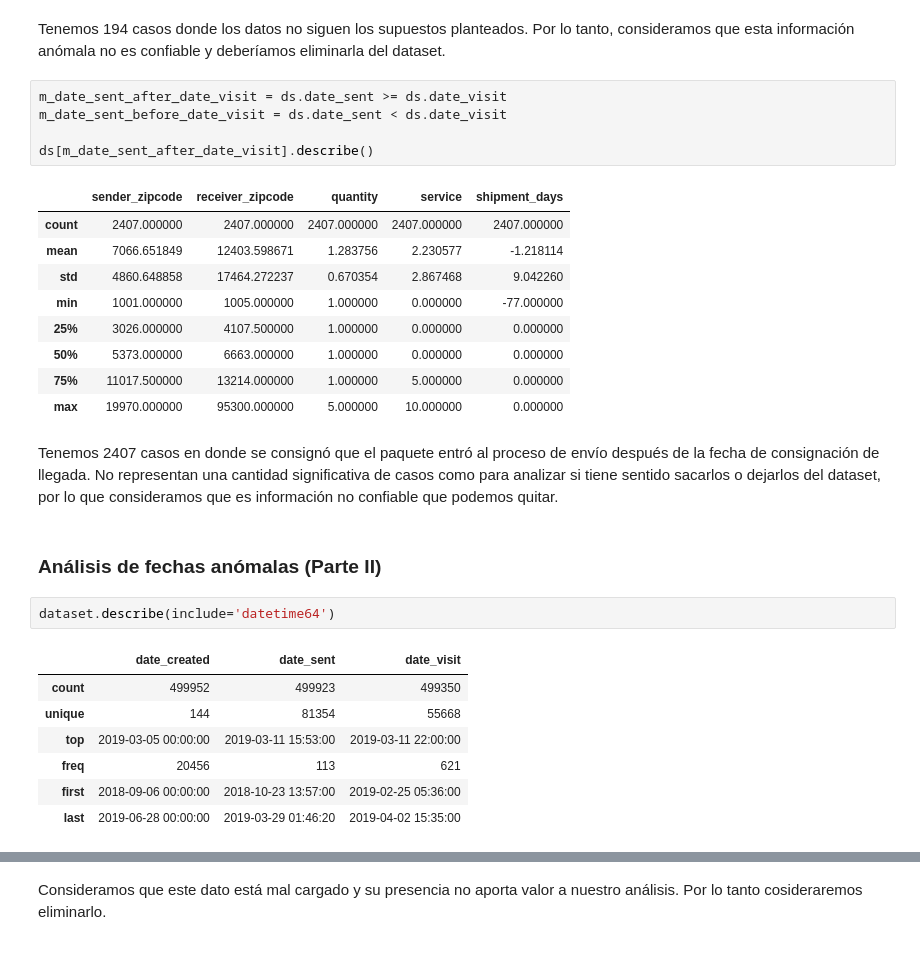
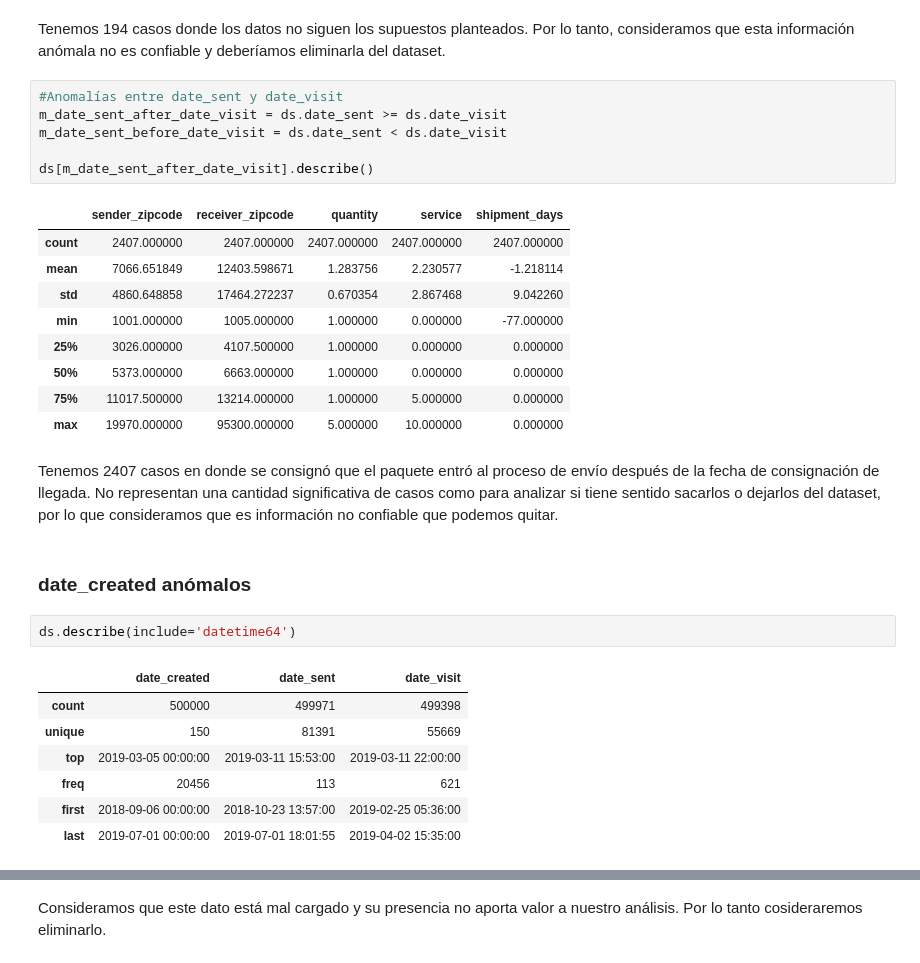
Before and after one commit to NSalina/diplodatos_2019, a Jupyter notebook: mentoria_envios/Practico2_AyC_Mentoria_cuando_llega.ipynb, the cells around one changed output, grey strips where cells are left out. Saved outputs shown, nothing was run; the diff lists cells and outputs as text.

```diff
--- a/mentoria_envios/Practico2_AyC_Mentoria_cuando_llega.ipynb
+++ b/mentoria_envios/Practico2_AyC_Mentoria_cuando_llega.ipynb
@@ -368,6 +341,7 @@ ds[m_date_created_invalid].describe()
 # %% [markdown]
 Tenemos 194 casos donde los datos no siguen los supuestos planteados. Por lo tanto, consideramos que esta información anómala no es confiable y deberíamos eliminarla del dataset.
 # %%
+#Anomalías entre date_sent y date_visit
 m_date_sent_after_date_visit = ds.date_sent >= ds.date_visit
 m_date_sent_before_date_visit = ds.date_sent < ds.date_visit
 
@@ -384,18 +358,18 @@ ds[m_date_sent_after_date_visit].describe()
 | max | 19970.000000 | 95300.000000 | 5.000000 | 10.000000 | 0.000000 |
 # %% [markdown]
 Tenemos 2407 casos en donde se consignó que el paquete entró al proceso de envío después de la fecha de consignación de llegada. No representan una cantidad significativa de casos como para analizar si tiene sentido sacarlos o dejarlos del dataset, por lo que consideramos que es información no confiable que podemos quitar.
-# %% [markdown]
-### Análisis de fechas anómalas (Parte II)
+# %% [markdown]
+### date_created anómalos
 # %%
-dataset.describe(include='datetime64')
+ds.describe(include='datetime64')
 # %% [output]
 |  | date_created | date_sent | date_visit |
-| count | 499952 | 499923 | 499350 |
-| unique | 144 | 81354 | 55668 |
+| count | 500000 | 499971 | 499398 |
+| unique | 150 | 81391 | 55669 |
 | top | 2019-03-05 00:00:00 | 2019-03-11 15:53:00 | 2019-03-11 22:00:00 |
 | freq | 20456 | 113 | 621 |
 | first | 2018-09-06 00:00:00 | 2018-10-23 13:57:00 | 2019-02-25 05:36:00 |
-| last | 2019-06-28 00:00:00 | 2019-03-29 01:46:20 | 2019-04-02 15:35:00 |
+| last | 2019-07-01 00:00:00 | 2019-07-01 18:01:55 | 2019-04-02 15:35:00 |
 # %% [markdown]
 En el práctico anterior habiamos observado lo siguiente:
 
```
Also changed, not shown: parts of 60 cells of this notebook.
